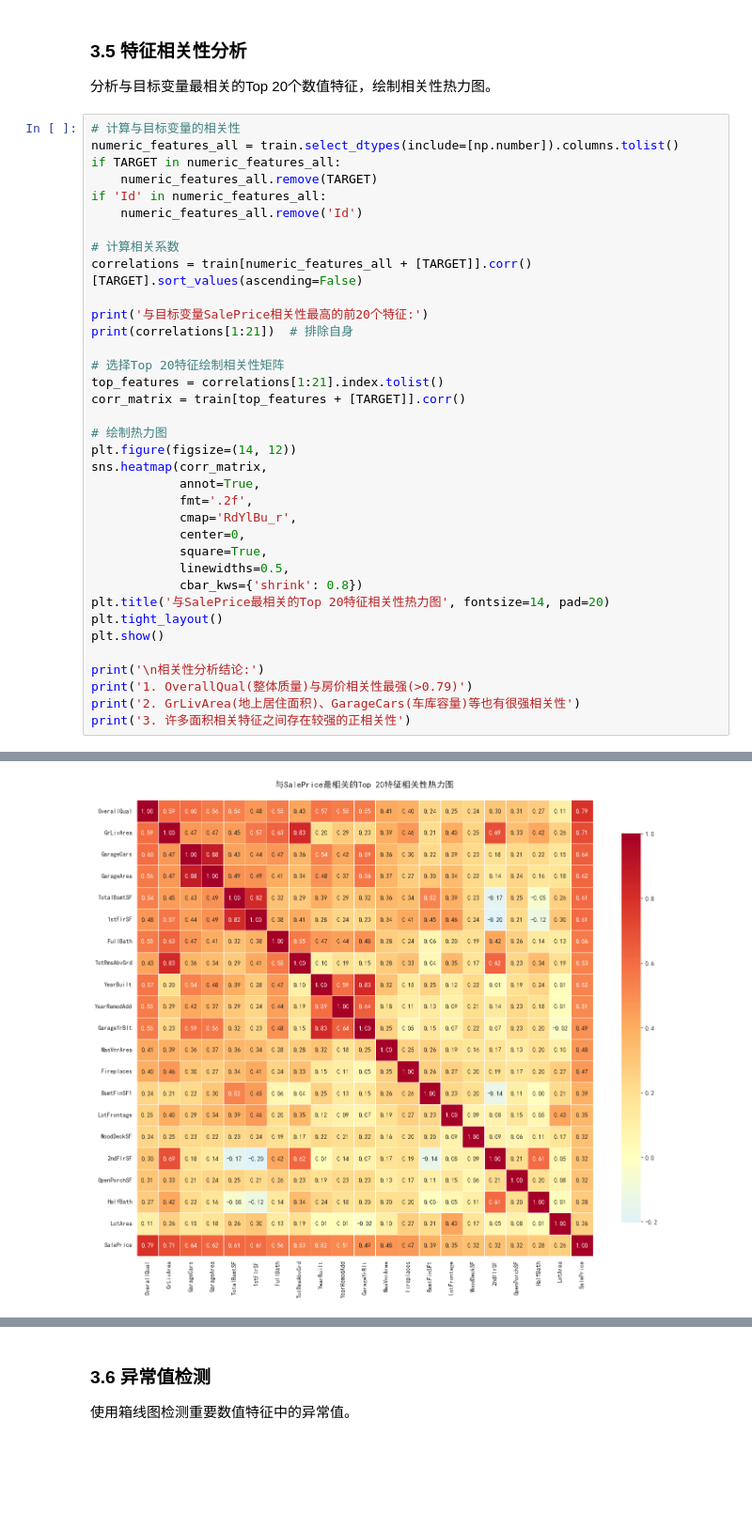
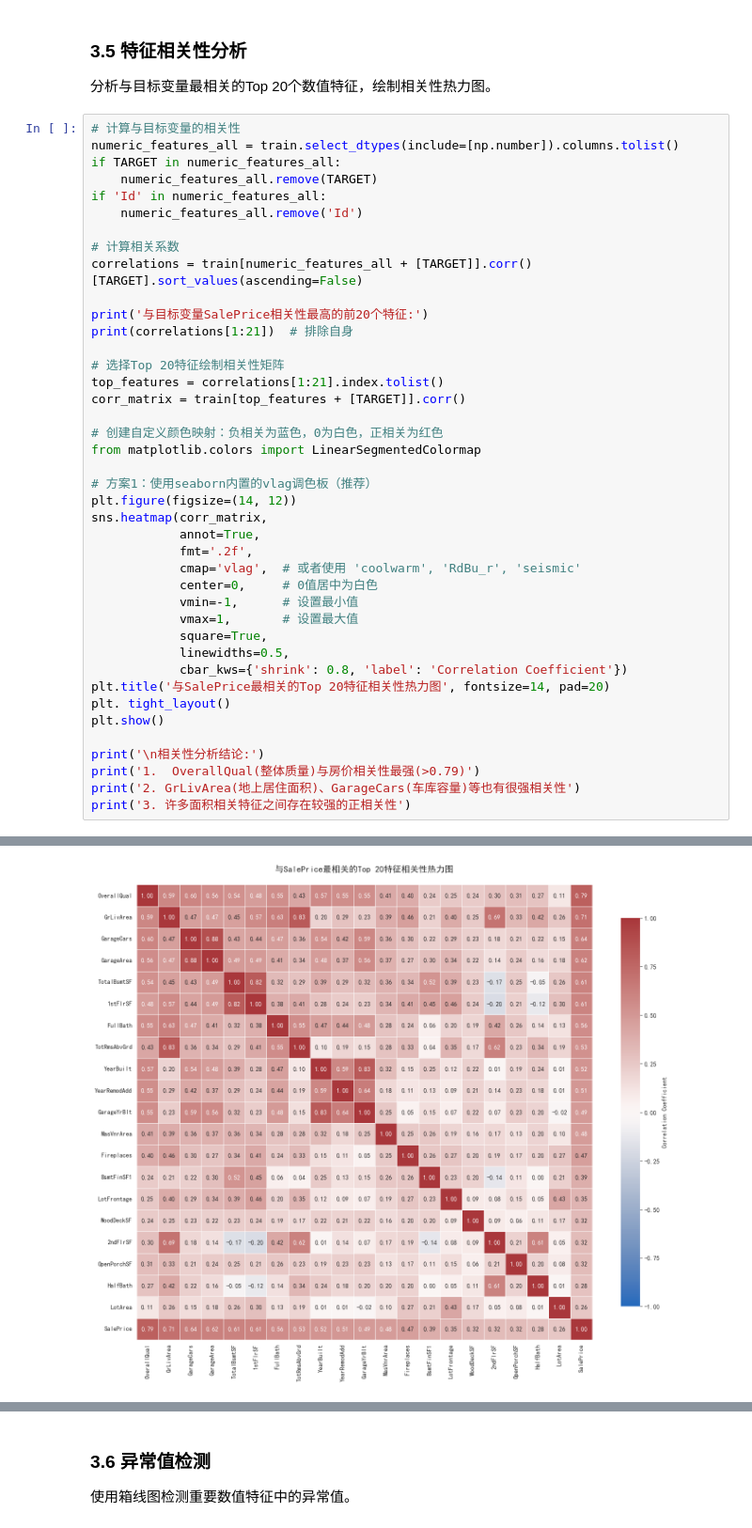
Before and after one commit to alfy603/-, a Jupyter notebook: house_price_prediction.ipynb, the cells around one changed output, grey strips where cells are left out. Shown at 94% size. Saved outputs shown, nothing was run; the diff lists cells and outputs as text; blank space fills up the shorter version.

```diff
--- a/house_price_prediction.ipynb
+++ b/house_price_prediction.ipynb
@@ -486,41 +486,46 @@ print(correlations[1:21])  # 排除自身
 top_features = correlations[1:21].index.tolist()
 corr_matrix = train[top_features + [TARGET]].corr()
 
-# 绘制热力图
+# 创建自定义颜色映射：负相关为蓝色，0为白色，正相关为红色
+from matplotlib.colors import LinearSegmentedColormap
+
+# 方案1：使用seaborn内置的vlag调色板（推荐）
 plt.figure(figsize=(14, 12))
 sns.heatmap(corr_matrix,
             annot=True,
             fmt='.2f',
-            cmap='RdYlBu_r',
-            center=0,
+            cmap='vlag',  # 或者使用 'coolwarm', 'RdBu_r', 'seismic'
+            center=0,     # 0值居中为白色
+            vmin=-1,      # 设置最小值
+            vmax=1,       # 设置最大值
             square=True,
             linewidths=0.5,
-            cbar_kws={'shrink': 0.8})
+            cbar_kws={'shrink': 0.8, 'label': 'Correlation Coefficient'})
 plt.title('与SalePrice最相关的Top 20特征相关性热力图', fontsize=14, pad=20)
-plt.tight_layout()
+plt. tight_layout()
 plt.show()
 
 print('\n相关性分析结论:')
-print('1. OverallQual(整体质量)与房价相关性最强(>0.79)')
+print('1.  OverallQual(整体质量)与房价相关性最强(>0.79)')
 print('2. GrLivArea(地上居住面积)、GarageCars(车库容量)等也有很强相关性')
 print('3. 许多面积相关特征之间存在较强的正相关性')
 # %% [output]
 与目标变量SalePrice相关性最高的前20个特征:
 OverallQual     0.790982
 GrLivArea       0.708624
 GarageCars      0.640409
 GarageArea      0.623431
 TotalBsmtSF     0.613581
 1stFlrSF        0.605852
 FullBath        0.560664
 TotRmsAbvGrd    0.533723
 YearBuilt       0.522897
 YearRemodAdd    0.507101
 GarageYrBlt     0.486362
 ... (6 lines left out)
 OpenPorchSF     0.315856
 HalfBath        0.284108
 LotArea         0.263843
 Name: SalePrice, dtype: float64
-[figure, old version]
+[figure, new version]
 相关性分析结论:
```
Also changed, not shown: parts of 2 cells of this notebook.
